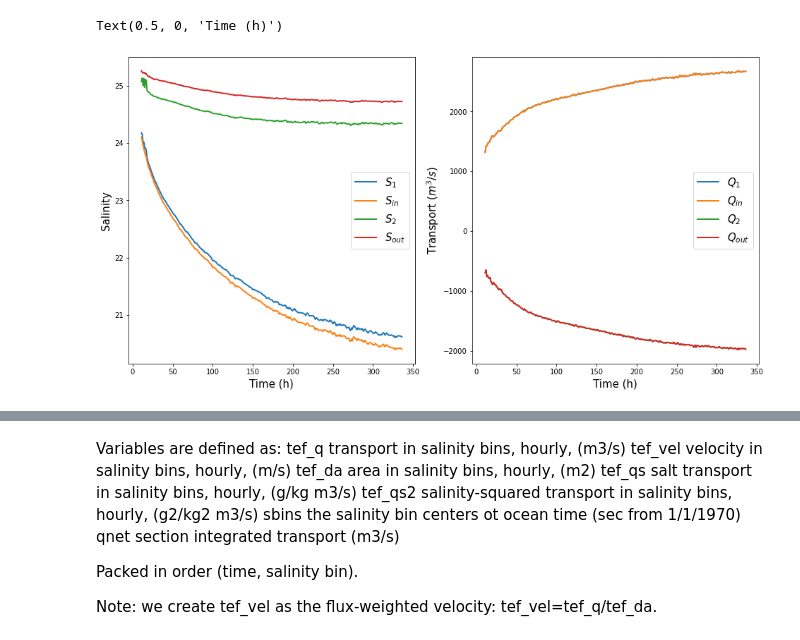
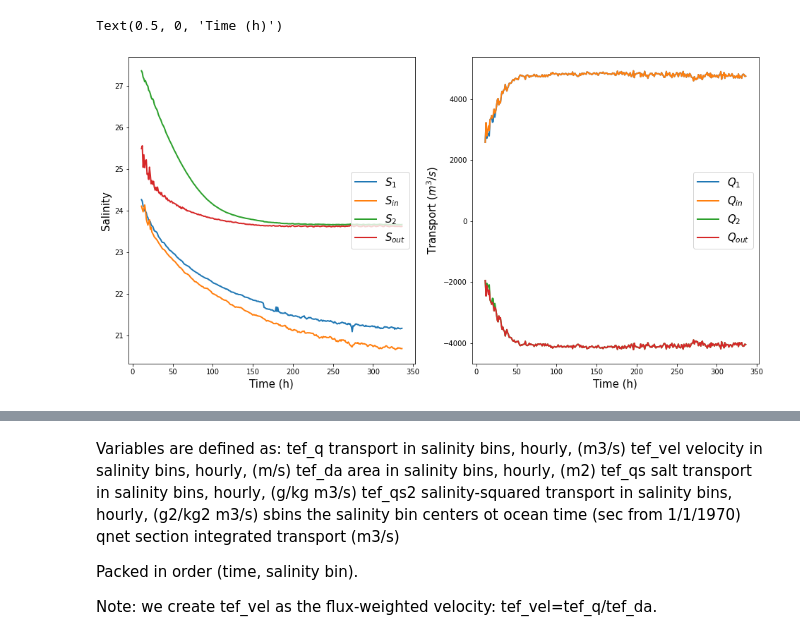
Before and after one commit to weiyangbao/Jupyter-Iceplume, a Jupyter notebook: tef.ipynb, the cells around one changed output, grey strips where cells are left out. Drawn from its saved outputs; the diff is of its cells as text; code cells hidden in the pictures.

```diff
--- a/tef.ipynb
+++ b/tef.ipynb
@@ -34,32 +36,33 @@ da = np.broadcast_to(gridA[np.newaxis:], u.shape)
 # %%
 import ExchangeFlow2 as tef
 
-xs = 71 # Location index of the sill crest
+xs = 53 # Location index of the sill crest
 
 q1, q2, s1, s2 = tef.ef_Eu(u,s,da,xs)
 
 qin, qout, sin, sout = tef.ef_TEF(u,s,da,xs)
 
 fig1 = plt.figure(figsize=(16,8))
 fig1.tight_layout()
 
 ax1 = fig1.add_subplot(121)
 ax1.plot(ot[10:],s1[10:],lw=2,label=r'$S_1$')
 ax1.plot(ot[10:],sin[10:],lw=2,label=r'$S_{in}$')
 ax1.plot(ot[10:],s2[10:],lw=2,label=r'$S_2$')
+
 ax1.plot(ot[10:],sout[10:],lw=2,label=r'$S_{out}$')
 ax1.legend(loc='right', fontsize=15)
 ax1.set_ylabel(r'Salinity',size = 15)
 ax1.set_xlabel(r'Time (h)', size = 15)
 
 ax2 = fig1.add_subplot(122)
 ax2.plot(ot[10:],q1[10:]*NY,lw=2,label=r'$Q_1$')
 ax2.plot(ot[10:],qin[10:]*NY,lw=2,label=r'$Q_{in}$')
 ax2.plot(ot[10:],q2[10:]*NY,lw=2,label=r'$Q_2$')
 ax2.plot(ot[10:],qout[10:]*NY,lw=2,label=r'$Q_{out}$')
 ax2.legend(loc='right', fontsize=15)
 ax2.set_ylabel(r'Transport $(m^3/s)$',size = 15)
 ax2.set_xlabel(r'Time (h)', size = 15)
 # %% [output]
 Text(0.5, 0, 'Time (h)')
-[figure, old version]
+[figure, new version]
```
Also changed, not shown: parts of 8 cells of this notebook, 4 other files.
